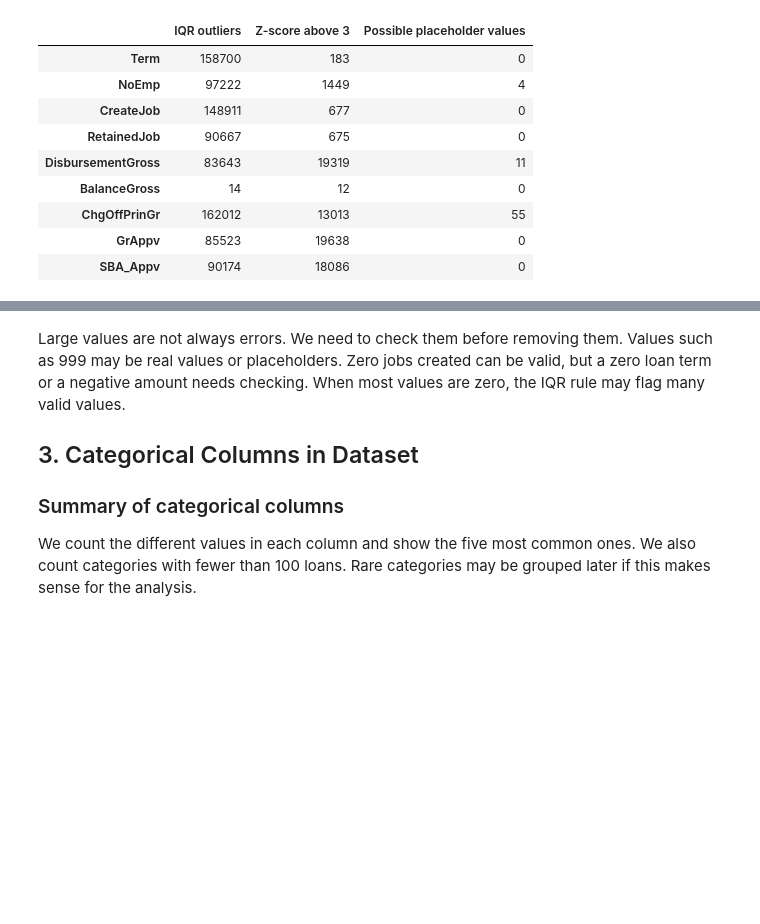
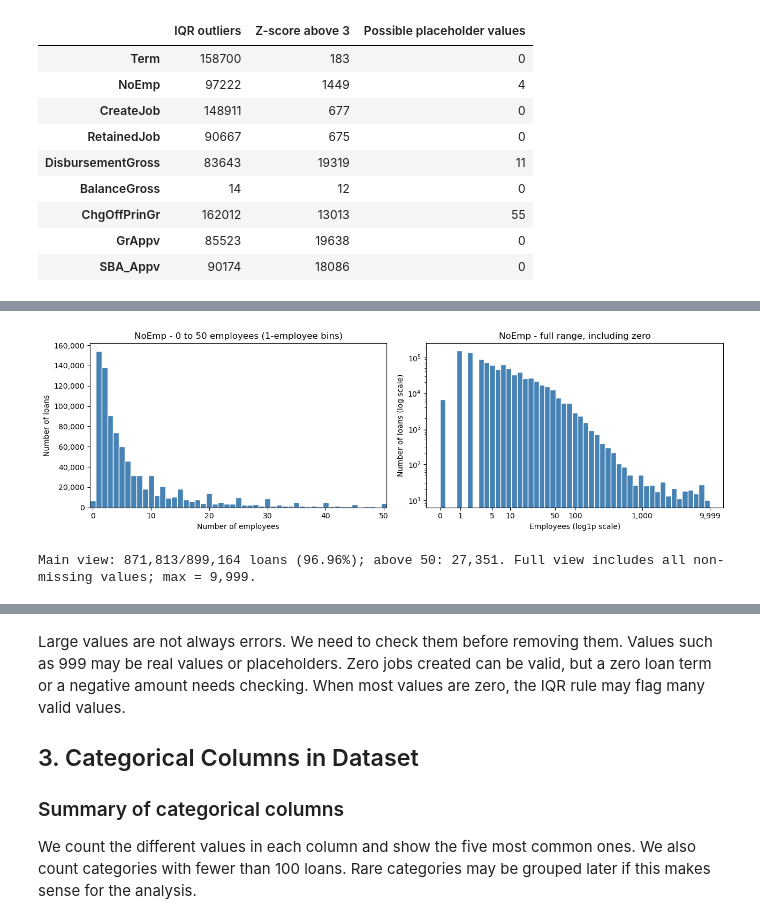
Before and after one commit to NgThanhDat-ne/UongMilo-LoanOrNot, a Jupyter notebook: notebooks/01_collection_exploration.ipynb, the cells around one changed output, grey strips where cells are left out. Saved outputs shown, nothing was run; the diff lists cells and outputs as text; code cells hidden in the pictures; blank space fills up the shorter version.

```diff
--- a/notebooks/01_collection_exploration.ipynb
+++ b/notebooks/01_collection_exploration.ipynb
@@ -289,0 +308,23 @@ plt.show()
+# %%
+# NoEmp: single-employee bins for the main range; the second view includes the entire tail.
+noemp = eda["NoEmp"].dropna()
+noemp_main = noemp[noemp <= 50]
+fig, axes = plt.subplots(1, 2, figsize=(13, 4))
+axes[0].hist(noemp_main, bins=np.arange(-0.5, 51.5, 1), color="steelblue", edgecolor="white")
+axes[0].set(title="NoEmp - 0 to 50 employees (1-employee bins)",
+            xlabel="Number of employees", ylabel="Number of loans", xlim=(-0.5, 50.5))
+axes[0].yaxis.set_major_formatter(StrMethodFormatter("{x:,.0f}"))
+axes[1].hist(np.log1p(noemp), bins=np.linspace(0, np.log1p(noemp.max()), 50),
+             color="steelblue", edgecolor="white")
+axes[1].set_xticks(np.log1p([0, 1, 5, 10, 50, 100, 1000, 9999]),
+                   ["0", "1", "5", "10", "50", "100", "1,000", "9,999"])
+axes[1].set_yscale("log")
+axes[1].set(title="NoEmp - full range, including zero",
+            xlabel="Employees (log1p scale)", ylabel="Number of loans (log scale)")
+plt.tight_layout()
+plt.show()
+print(f"Main view: {len(noemp_main):,}/{len(noemp):,} loans ({len(noemp_main)/len(noemp):.2%}); "
+      f"above 50: {noemp.gt(50).sum():,}. Full view includes all non-missing values; max = {noemp.max():,.0f}.")
+# %% [output]
+[figure, added]
+Main view: 871,813/899,164 loans (96.96%); above 50: 27,351. Full view includes all non-missing values; max = 9,999.
```
Also changed, not shown: parts of 10 cells of this notebook, 1 other file.
